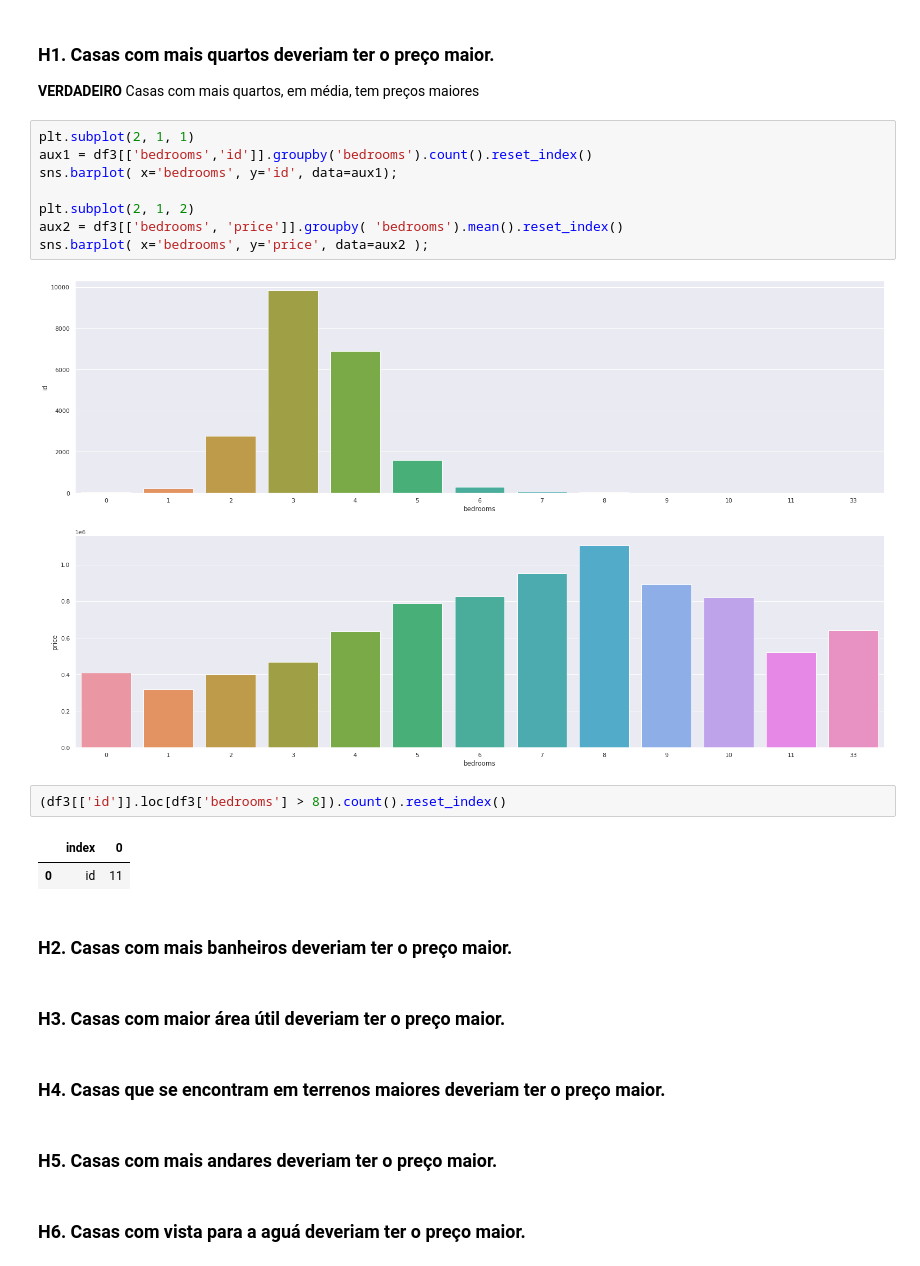
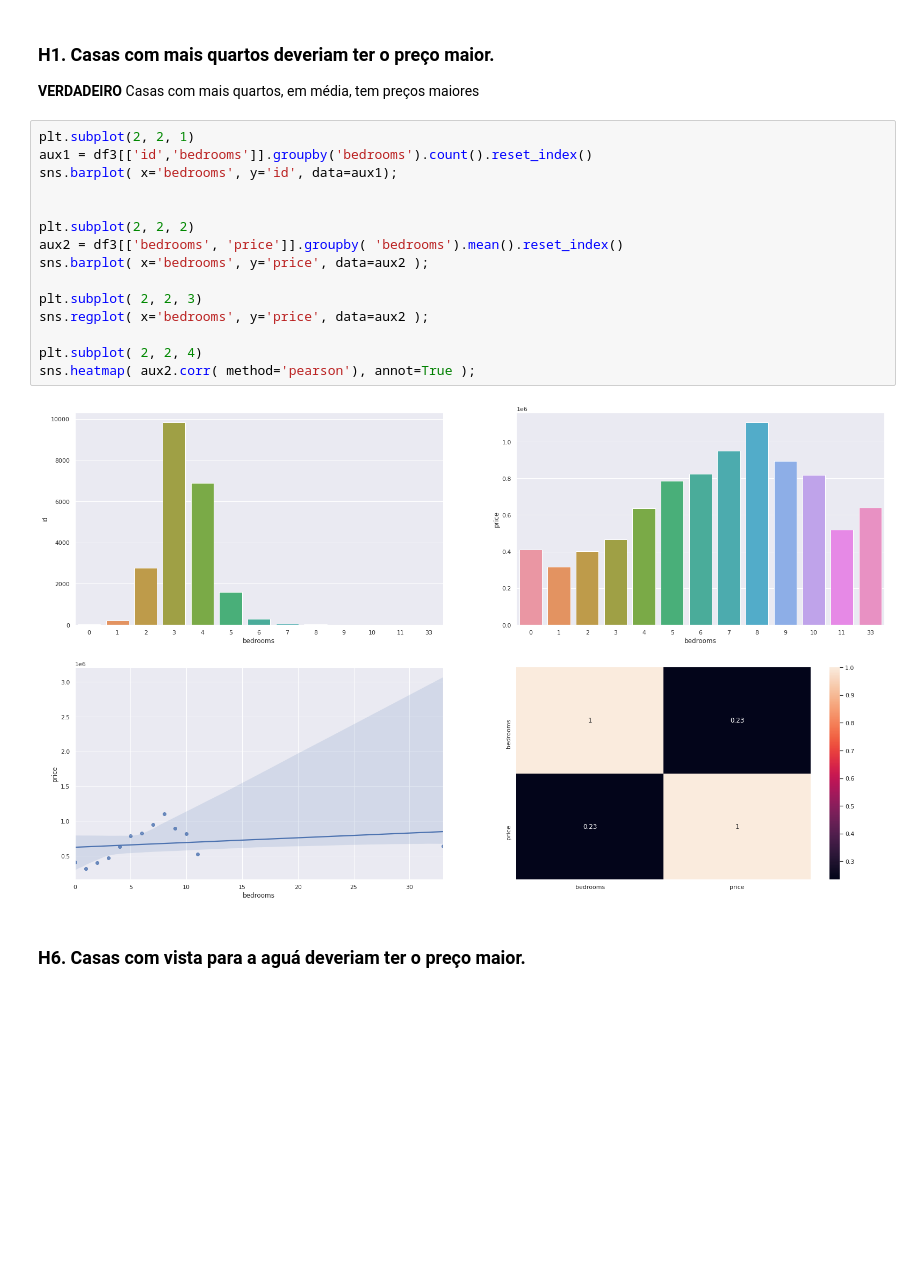
Before and after one commit to VictorTerror/House_Sales_Insights, a Jupyter notebook: 01_house_sales_insights.ipynb, the cells around one changed output. Drawn from its saved outputs; the diff is of its cells as text; blank space fills up the shorter version.

```diff
--- a/01_house_sales_insights.ipynb
+++ b/01_house_sales_insights.ipynb
@@ -356,27 +367,21 @@ plt.show()
 ### H1. Casas com mais quartos deveriam ter o preço maior.
 **VERDADEIRO** Casas com mais quartos, em média, tem preços maiores
 # %%
-plt.subplot(2, 1, 1)
-aux1 = df3[['bedrooms','id']].groupby('bedrooms').count().reset_index()
+plt.subplot(2, 2, 1)
+aux1 = df3[['id','bedrooms']].groupby('bedrooms').count().reset_index()
 sns.barplot( x='bedrooms', y='id', data=aux1);
 
-plt.subplot(2, 1, 2)
+
+plt.subplot(2, 2, 2)
 aux2 = df3[['bedrooms', 'price']].groupby( 'bedrooms').mean().reset_index()
 sns.barplot( x='bedrooms', y='price', data=aux2 );
+
+plt.subplot( 2, 2, 3)
+sns.regplot( x='bedrooms', y='price', data=aux2 );
+
+plt.subplot( 2, 2, 4)
+sns.heatmap( aux2.corr( method='pearson'), annot=True );
 # %% [output]
-[figure, old version]
+[figure, new version]
-# %%
-(df3[['id']].loc[df3['bedrooms'] > 8]).count().reset_index()
-# %% [output]
-|  | index | 0 |
-| 0 | id | 11 |
-# %% [markdown]
-### H2. Casas com mais banheiros deveriam ter o preço maior.
-# %% [markdown]
-### H3. Casas com maior área útil deveriam ter o preço maior.
-# %% [markdown]
-### H4. Casas que se encontram em terrenos maiores deveriam ter o preço maior.
-# %% [markdown]
-### H5. Casas com mais andares deveriam ter o preço maior.
 # %% [markdown]
 ### H6. Casas com vista para a aguá deveriam ter o preço maior.
```
Also changed, not shown: parts of 27 cells of this notebook.
